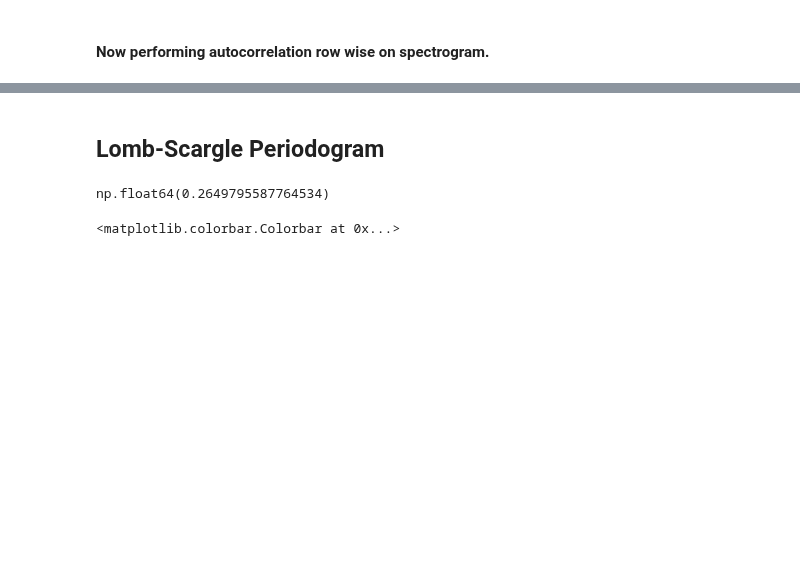
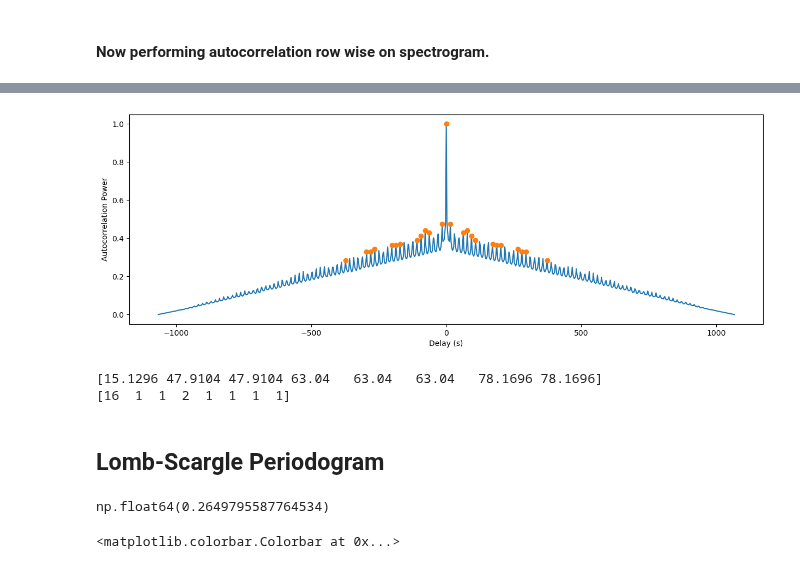
Before and after one commit to phoeberyder/atlas_rb, a Jupyter notebook: period_investigation.ipynb, the cells around one changed output, grey strips where cells are left out. Cells and saved outputs as stored; diff of their text form; code cells hidden in the pictures; blank space fills up the shorter version.

```diff
--- a/period_investigation.ipynb
+++ b/period_investigation.ipynb
@@ -74,3 +115,31 @@ plt.show()
+# %%
+summed_autocorrelation = np.sum(autocorrelation, axis=0)
+normalised_autocorrelation = summed_autocorrelation/np.max(summed_autocorrelation)
+# finding peaks
+peaks_ind, _ = find_peaks(normalised_autocorrelation, height = 0.01, distance=6, threshold=0.04)
+peaks_delay = delay[peaks_ind]
+peaks_power = normalised_autocorrelation[peaks_ind]
+# %%
+plt.figure(figsize=(15,5))
+plt.plot(delay, normalised_autocorrelation)
+plt.plot(peaks_delay, peaks_power, 'o')
+plt.xlabel('Delay (s)')
+plt.ylabel('Autocorrelation Power')
+plt.show()
+# %% [output]
+[figure, added]
+# %%
+differences = []
+for i in range(len(peaks_delay)-1):
+    difference = peaks_delay[i+1]-peaks_delay[i]
+    differences.append(difference)
+
+print(np.unique(np.round(np.unique(differences), 15)))
+_, diffs_count = np.unique(differences, return_counts=True)
+print(diffs_count)
+# %% [output]
+[15.1296 47.9104 47.9104 63.04   63.04   63.04   78.1696 78.1696]
+[16  1  1  2  1  1  1  1]
 # %% [markdown]
 ## Lomb-Scargle Periodogram
 # %%
```
Also changed, not shown: parts of 11 cells of this notebook.
